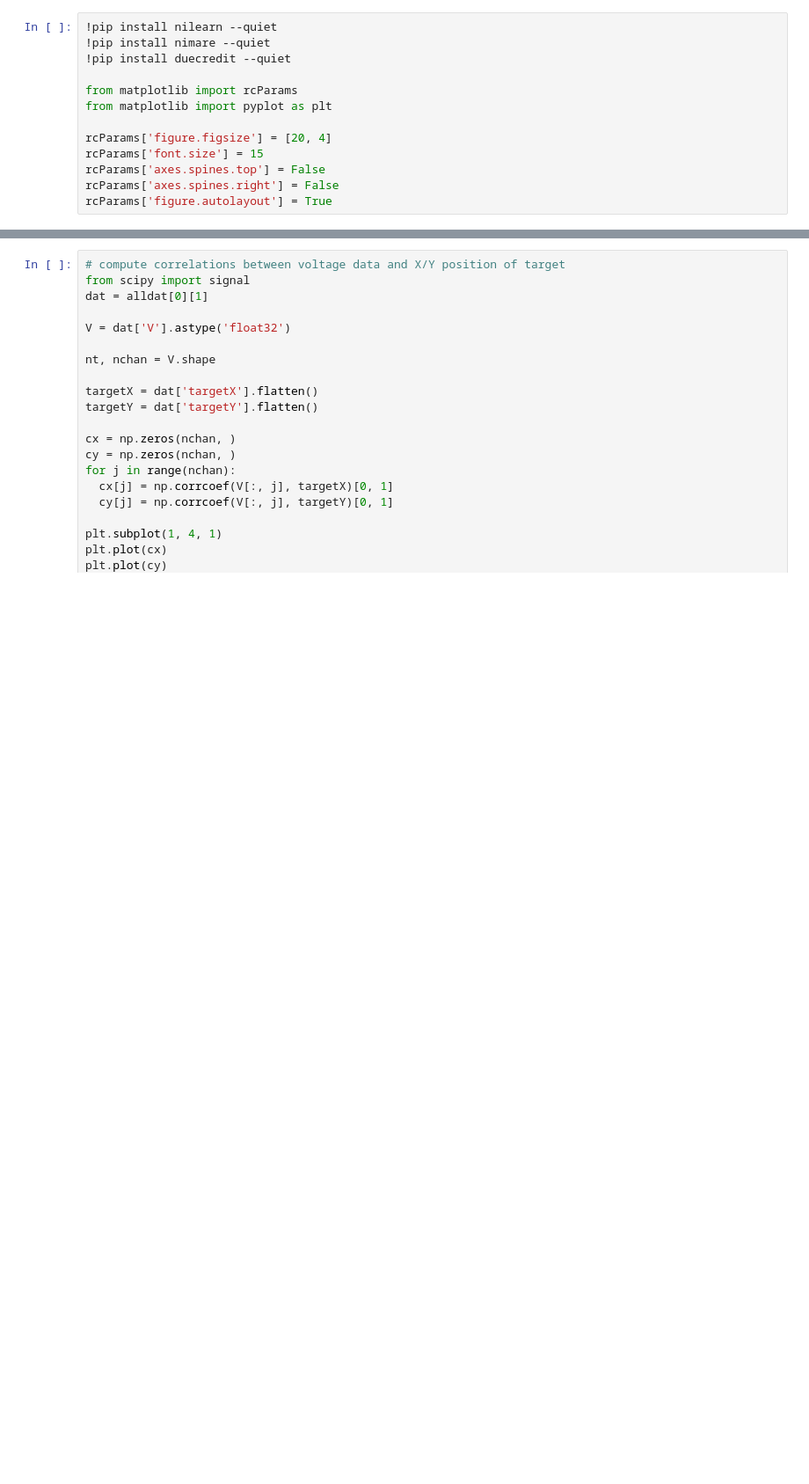
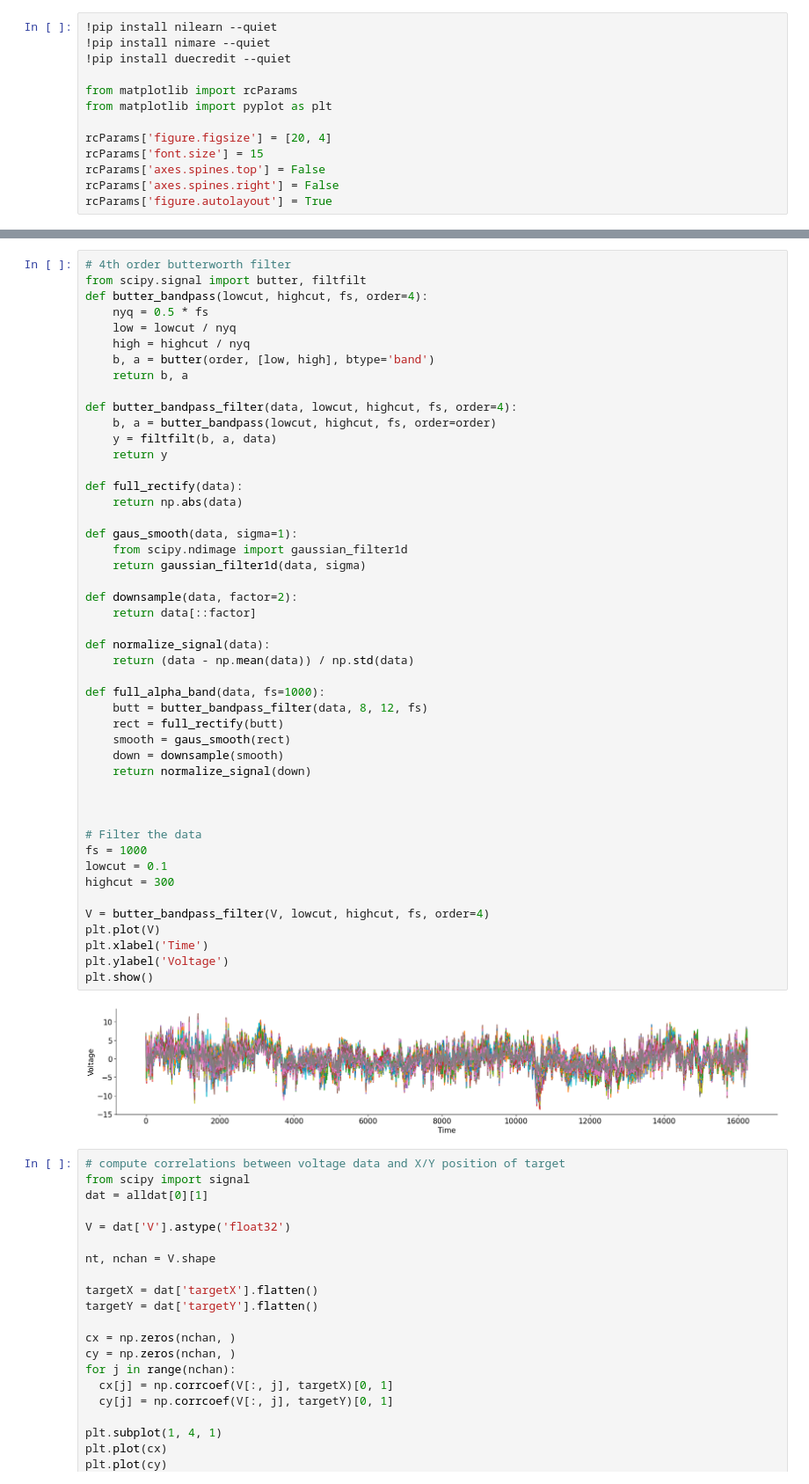
Before and after one commit to yusuf-wadi/JoyStick_ECOG, a Jupyter notebook: eda/eda_yw.ipynb, the cells around one changed output, grey strips where cells are left out. Shown at 88% size. Cells and saved outputs as stored; diff of their text form; blank space fills up the shorter version.

```diff
--- a/eda/eda_yw.ipynb
+++ b/eda/eda_yw.ipynb
@@ -81,3 +126,52 @@ Text(0.5, 0, 'Time')
+# %%
+# 4th order butterworth filter
+from scipy.signal import butter, filtfilt
+def butter_bandpass(lowcut, highcut, fs, order=4):
+    nyq = 0.5 * fs
+    low = lowcut / nyq
+    high = highcut / nyq
+    b, a = butter(order, [low, high], btype='band')
+    return b, a
+
+def butter_bandpass_filter(data, lowcut, highcut, fs, order=4):
+    b, a = butter_bandpass(lowcut, highcut, fs, order=order)
+    y = filtfilt(b, a, data)
+    return y
+
+def full_rectify(data):
+    return np.abs(data)
+
+def gaus_smooth(data, sigma=1):
+    from scipy.ndimage import gaussian_filter1d
+    return gaussian_filter1d(data, sigma)
+
+def downsample(data, factor=2):
+    return data[::factor]
+
+def normalize_signal(data):
+    return (data - np.mean(data)) / np.std(data)
+
+def full_alpha_band(data, fs=1000):
+    butt = butter_bandpass_filter(data, 8, 12, fs)
+    rect = full_rectify(butt)
+    smooth = gaus_smooth(rect)
+    down = downsample(smooth)
+    return normalize_signal(down)
+
+
+
+# Filter the data
+fs = 1000
+lowcut = 0.1
+highcut = 300
+
+V = butter_bandpass_filter(V, lowcut, highcut, fs, order=4)
+plt.plot(V)
+plt.xlabel('Time')
+plt.ylabel('Voltage')
+plt.show()
+# %% [output]
+[figure, added]
 # %%
 # compute correlations between voltage data and X/Y position of target
 from scipy import signal
```
Also changed, not shown: parts of 11 cells of this notebook, 7 other files.
